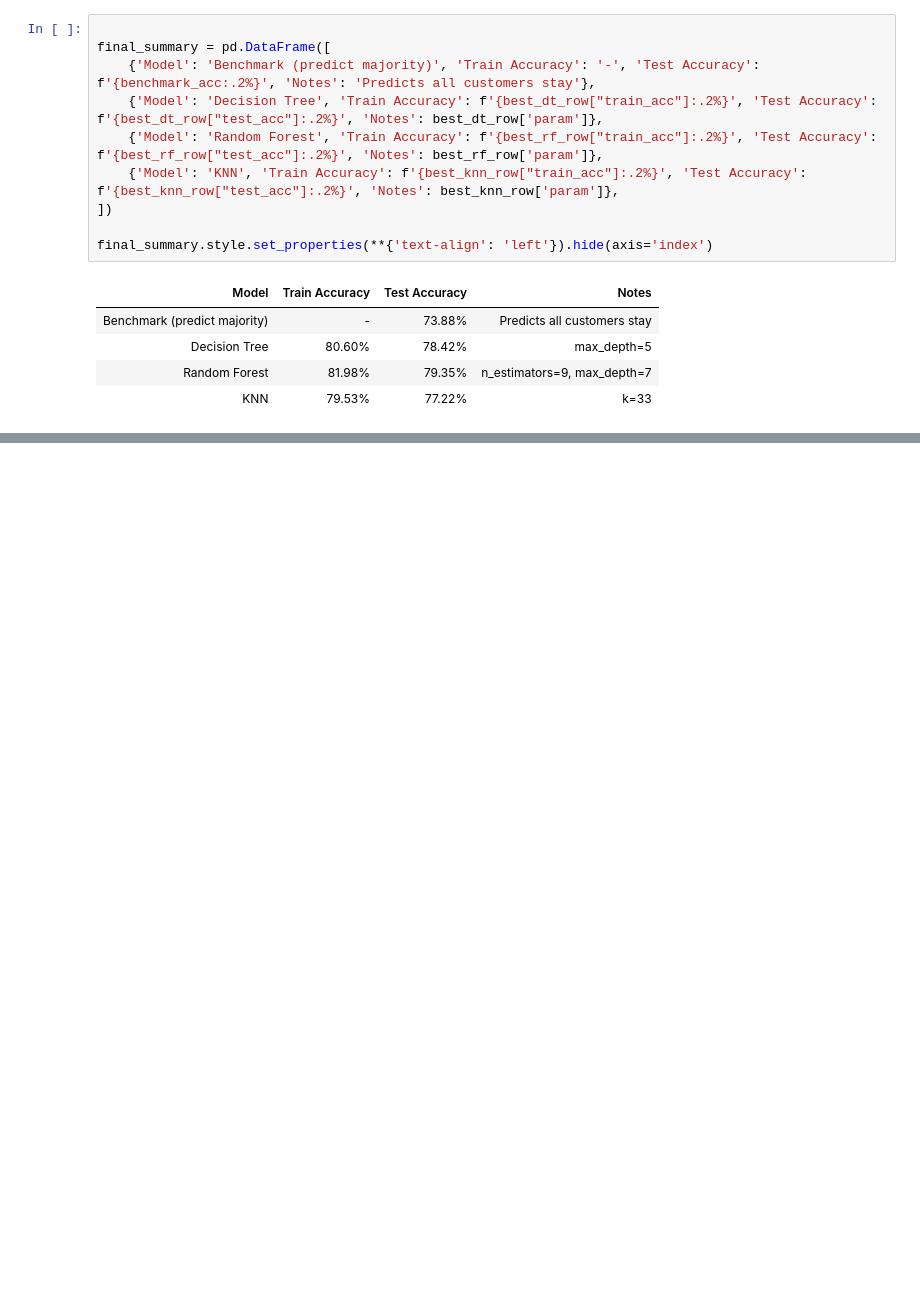
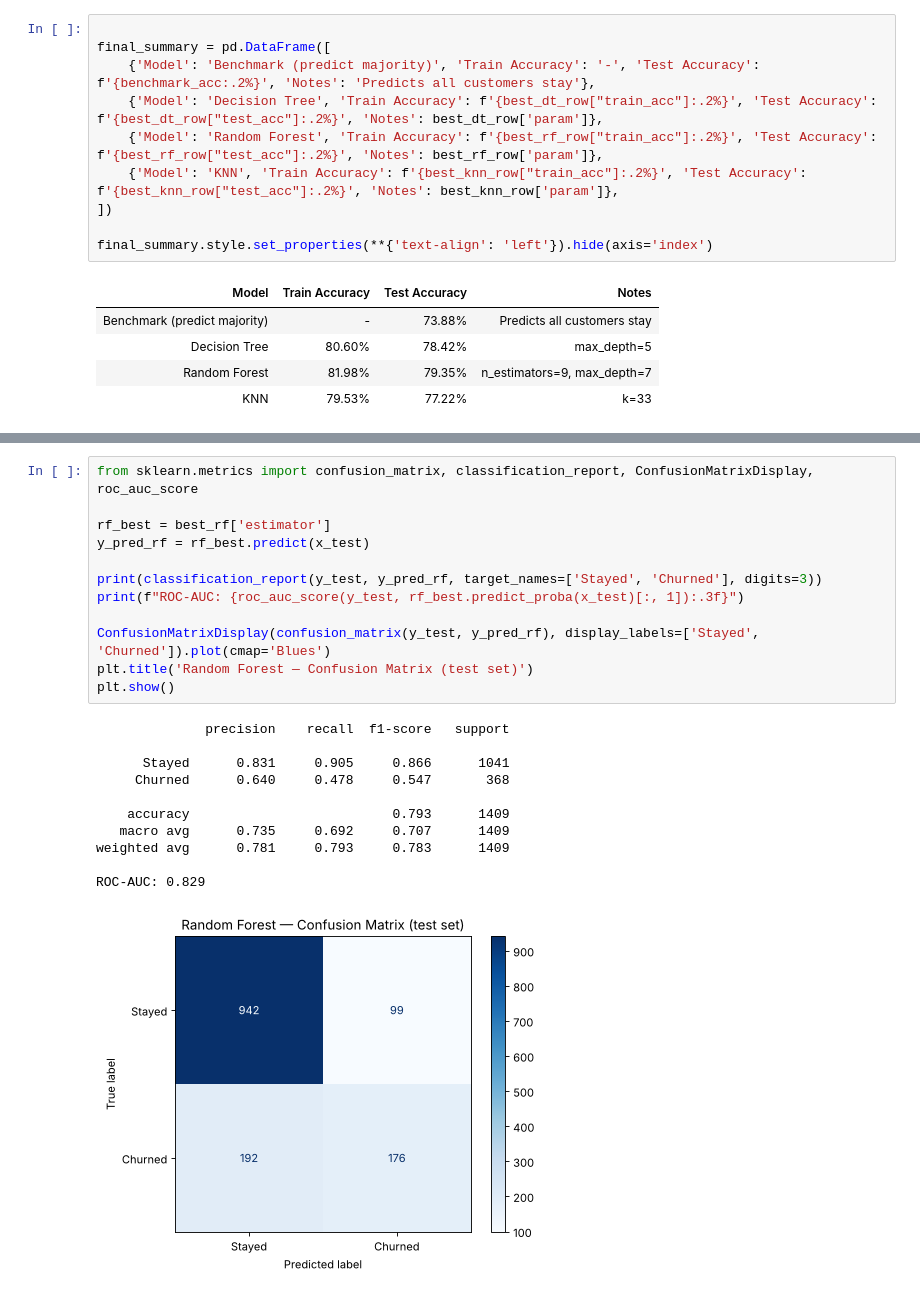
Before and after one commit to barabanovalera1-ui/telecom-churn-prediction, a Jupyter notebook: BigDataProject-Part-A.ipynb, the cells around one changed output, grey strips where cells are left out. Cells and saved outputs as stored; diff of their text form; blank space fills up the shorter version.

```diff
--- a/BigDataProject-Part-A.ipynb
+++ b/BigDataProject-Part-A.ipynb
@@ -671,0 +676,24 @@ final_summary.style.set_properties(**{'text-align': 'left'}).hide(axis='index')
+# %%
+from sklearn.metrics import confusion_matrix, classification_report, ConfusionMatrixDisplay, roc_auc_score
+
+rf_best = best_rf['estimator']
+y_pred_rf = rf_best.predict(x_test)
+
+print(classification_report(y_test, y_pred_rf, target_names=['Stayed', 'Churned'], digits=3))
+print(f"ROC-AUC: {roc_auc_score(y_test, rf_best.predict_proba(x_test)[:, 1]):.3f}")
+
+ConfusionMatrixDisplay(confusion_matrix(y_test, y_pred_rf), display_labels=['Stayed', 'Churned']).plot(cmap='Blues')
+plt.title('Random Forest — Confusion Matrix (test set)')
+plt.show()
+# %% [output]
+              precision    recall  f1-score   support
+
+      Stayed      0.831     0.905     0.866      1041
+     Churned      0.640     0.478     0.547       368
+
+    accuracy                          0.793      1409
+   macro avg      0.735     0.692     0.707      1409
+weighted avg      0.781     0.793     0.783      1409
+
+ROC-AUC: 0.829
+[figure, added]
```
Also changed, not shown: parts of 7 cells of this notebook, 2 other files.
